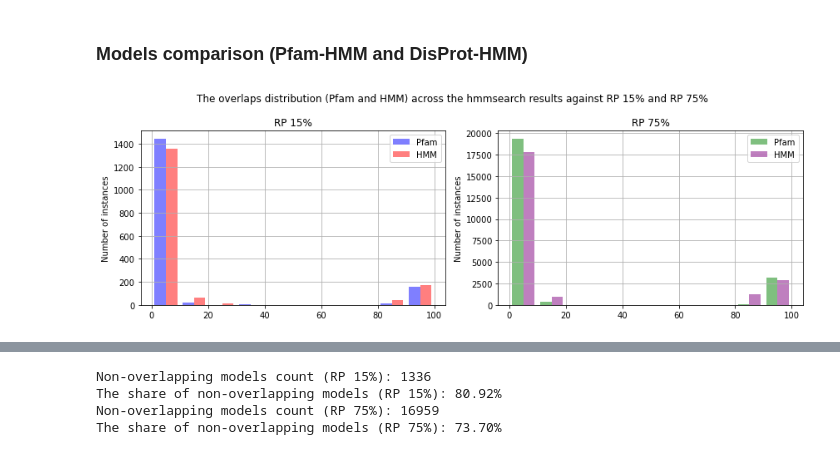
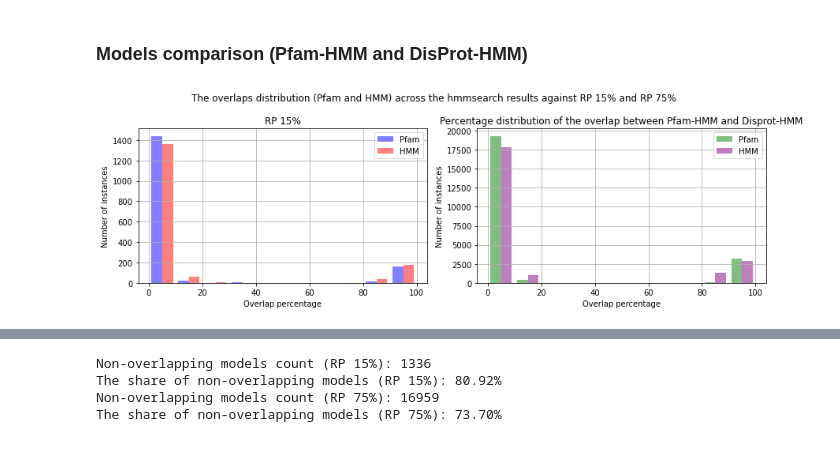
Before and after one commit to AlyaHarvelle/HMMER, a Jupyter notebook: hmm_analysis.ipynb, the cells around one changed output, grey strips where cells are left out. Drawn from its saved outputs; the diff is of its cells as text; code cells hidden in the pictures.

```diff
--- a/hmm_analysis.ipynb
+++ b/hmm_analysis.ipynb
@@ -164,30 +164,32 @@ pfam_hmm_rp_75_1.head()
 # %%
 # Plot the histogram of overlaps % for Pfam and HMM
 plt.rcParams['figure.figsize'] = [12, 4]
 fig, ax = plt.subplots(1, 2, sharex=True)
 
 ax[0].hist([pfam_hmm_rp_15_1['overl_pfam'], pfam_hmm_rp_15_1['overl_hmm']],
              bins=10, alpha=0.5, color=['blue', 'red'],
              label=['Pfam', 'HMM'])
 
 ax[1].hist([pfam_hmm_rp_75_1['overl_pfam'], pfam_hmm_rp_75_1['overl_hmm']],
              bins=10, alpha=0.5, color=['green', 'purple'],
              label=['Pfam', 'HMM'])
 
+ax[0].set_xlabel('Overlap percentage')
+ax[1].set_xlabel('Overlap percentage')
 ax[0].set_ylabel('Number of instances')
 ax[1].set_ylabel('Number of instances')
 
 ax[0].set_title('RP 15%')
-ax[1].set_title('RP 75%')
+ax[1].set_title('Percentage distribution of the overlap between Pfam-HMM and Disprot-HMM')
 
 ax[0].legend()
 ax[1].legend()
 
 ax[0].grid(True)
 ax[1].grid(True)
 
 plt.suptitle("The overlaps distribution (Pfam and HMM) across the hmmsearch results against RP 15% and RP 75%")
 plt.tight_layout()
 plt.show()
 # %% [output]
-[figure, old version]
+[figure, new version]
```
Also changed, not shown: parts of 6 cells of this notebook, 3 other files.
